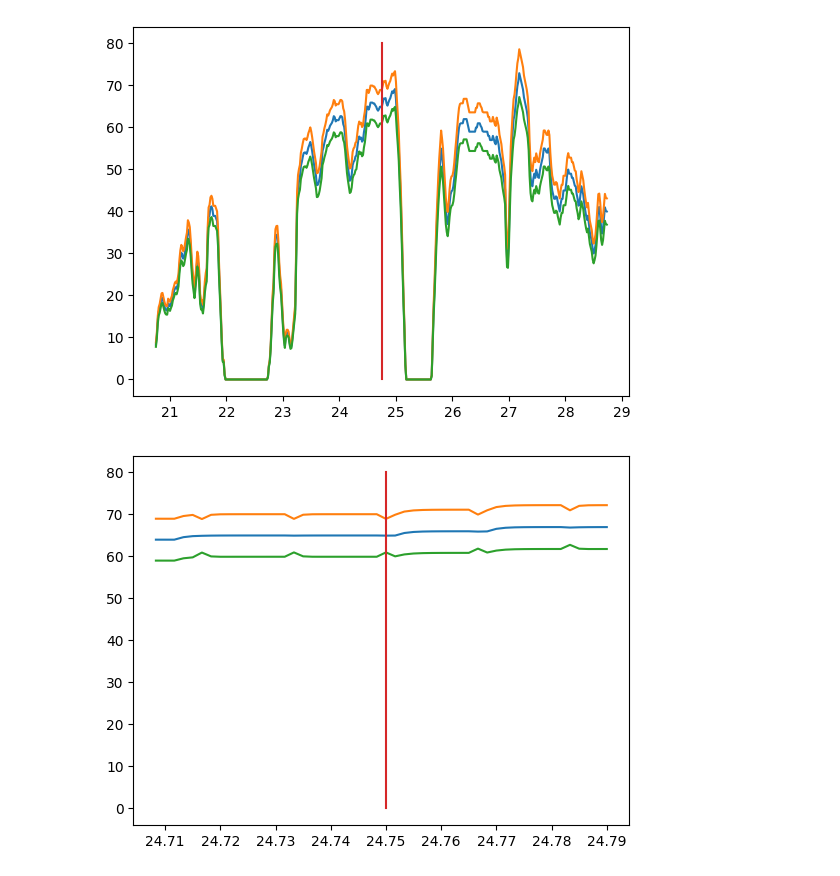
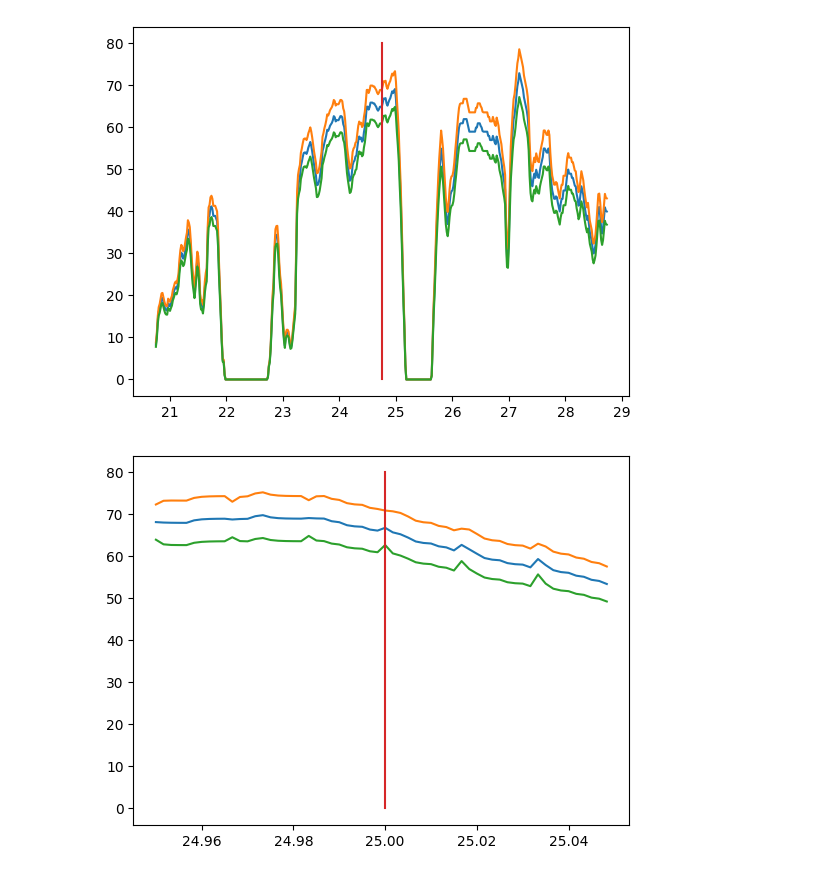
Before and after one commit to Neltarionko/Homework-3, a Jupyter notebook: main2.ipynb, the cells around one changed output. Cells and saved outputs as stored; diff of their text form; code cells hidden in the pictures.

```diff
--- a/main2.ipynb
+++ b/main2.ipynb
@@ -60,15 +60,17 @@ plt.show()
 # %% [output]
 [figure]
 # %%
-time = 25*1
+time = 30*1
 isl = 25
-plotx = [DeviceTime[i]/60 + 18 for i in range(((isl-18)*60 - 15)*10-time,((isl-18)*60 - 15)*10+time)]
-ploty = [speed[i,0] for i in range(((isl-18)*60 - 15)*10-time,((isl-18)*60 - 15)*10+time)]
-ploty2 = [[speed[i,0] + speed[i,1],speed[i,0] - speed[i,1]] for i in range(((isl-18)*60 - 15)*10-time,((isl-18)*60 - 15)*10+time)]
-plotx2 = [DeviceTime[i]/60 + 18 for i in range(((isl-18)*60 - 15)*10-time,((isl-18)*60 - 15)*10+time)]
+rangeleft = int(((isl-18)*60)*10-time)
+rangeright = int(((isl-18)*60)*10+time)
+plotx = [DeviceTime[i]/60 + 18 for i in range(rangeleft,rangeright)]
+ploty = [speed[i,0] for i in range(rangeleft,rangeright)]
+ploty2 = [[speed[i,0] + speed[i,1],speed[i,0] - speed[i,1]] for i in range(rangeleft,rangeright)]
+plotx2 = [DeviceTime[i]/60 + 18 for i in range(rangeleft,rangeright)]
 plt.plot(plotx,ploty)
 plt.plot(plotx2,ploty2)
-plt.plot([DeviceTime[((isl-18)*60 - 15)*10]/60 + 18 ,DeviceTime[((isl-18)*60 - 15)*10]/60 + 18 ],[0,80])
+plt.plot([DeviceTime[int(((isl-18)*60)*10)]/60 + 18 ,DeviceTime[int(((isl-18)*60)*10)]/60 + 18 ],[0,80])
 plt.show()
 # %% [output]
-[figure, old version]
+[figure, new version]
```
